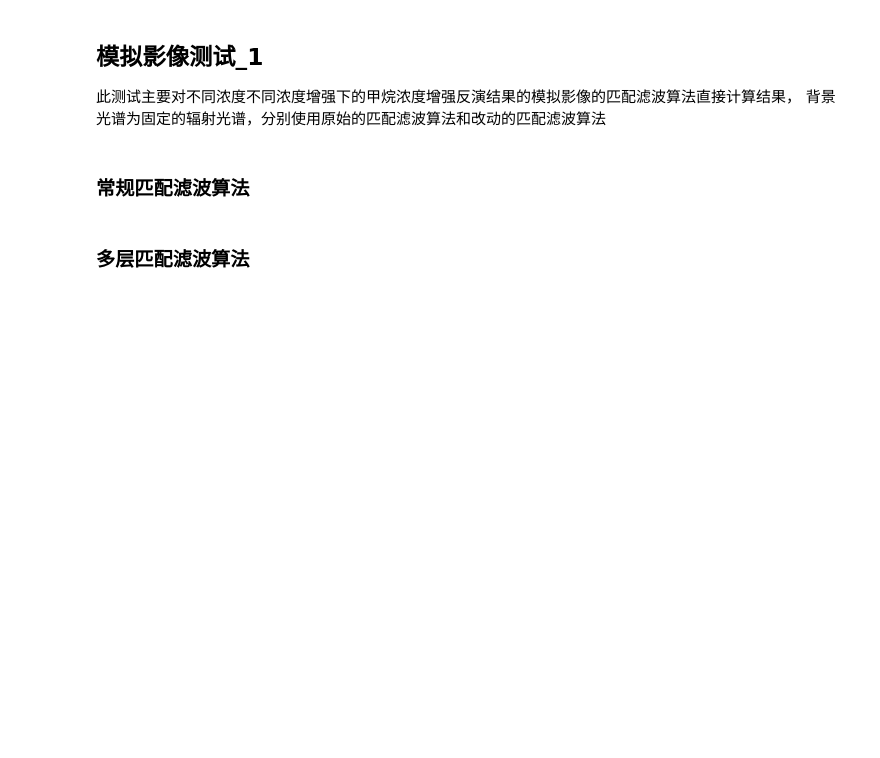
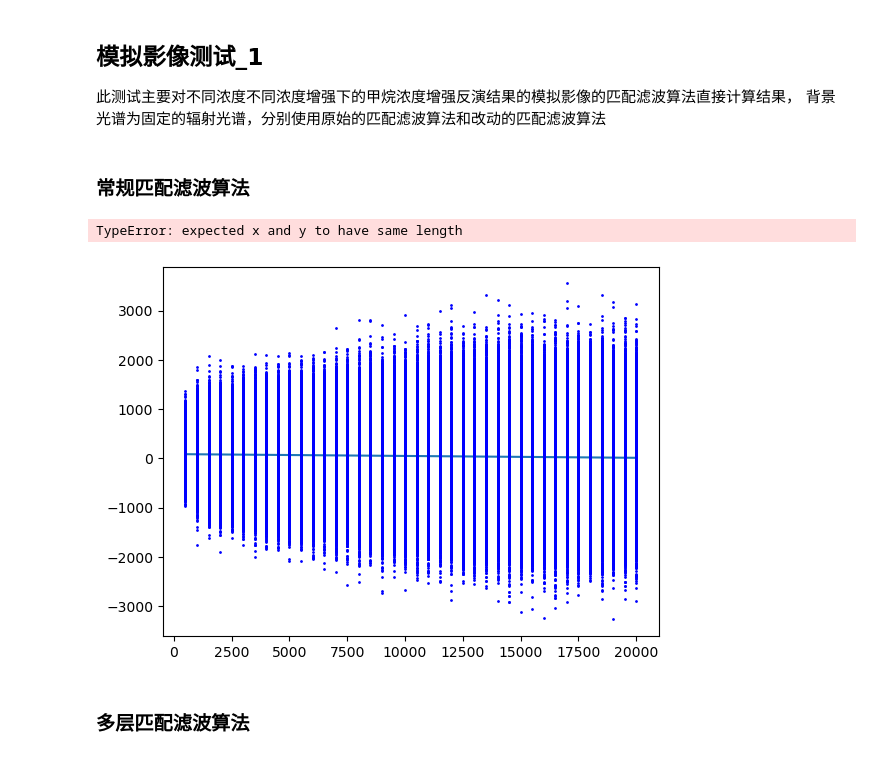
Before and after one commit to Emeric53/MF, a Jupyter notebook: MatchedFilter/algorithm_modification.ipynb, the cells around one changed output. Cells and saved outputs as stored; diff of their text form; code cells hidden in the pictures; blank space fills up the shorter version.

```diff
--- a/MatchedFilter/algorithm_modification.ipynb
+++ b/MatchedFilter/algorithm_modification.ipynb
@@ -380,56 +459,52 @@ ml_biaslists,sg_biaslists = spectrumlevel_test2()
 # %%
 def imagelevel_test1_1():
     '''
     测试不同浓度增强下的甲烷浓度增强反演结果的模拟影像的匹配滤波算法直接计算结果
     背景光谱为固定的辐射光谱
     '''
     # 读取单位吸收光谱
-    uas_path = r"C:\\Users\\RS\\VSCode\\matchedfiltermethod\\MyData\\uas\\AHSI_UAS_end_40000.txt"
-    bands,uas = nf.open_unit_absorption_spectrum(uas_path,2150,2500)
+    # uas_path = r"C:\\Users\\RS\\VSCode\\matchedfiltermethod\\MyData\\uas\\AHSI_UAS_end_40000.txt"
+    # bands,uas = nf.open_unit_absorption_spectrum(uas_path,2150,2500)
 
     # 读取背景光谱
     channels_path = r"C:\\Users\\RS\\VSCode\\matchedfiltermethod\\MyData\\AHSI_channels.npz"
     basefilepath = f"C:\\PcModWin5\\Bin\\batch\\AHSI_Methane_0_ppmm_tape7.txt"
-    _,base_radiance = nf.get_simulated_satellite_radiance(basefilepath,channels_path,2150,2500)
-
+    bands,base_radiance = nf.get_simulated_satellite_radiance(basefilepath,channels_path,2150,2500)
 
     concentrationlist = []
-    enhancements = np.arange(0,5500,500)
+    enhancements = np.arange(500,20500,500)
     fig,ax = plt.subplots()
-    for enhancement in enhancements:
-        # 读取模拟辐射数据
-        filepath = f"C:\\PcModWin5\\Bin\\batch\\AHSI_Methane_{int(enhancement)}_ppmm_tape7.txt"
-        _,radiance = nf.get_simulated_satellite_radiance(filepath,channels_path,2150,2500)
+    for end in range(40000,50000,1000):
+        _,uas = gu.generate_range_uas_AHSI(0,end,2150,2500)
+        for enhancement in enhancements:
+            # 读取模拟辐射数据
+            filepath = f"C:\\PcModWin5\\Bin\\batch\\AHSI_Methane_{int(enhancement)}_ppmm_tape7.txt"
+            _,radiance = nf.get_simulated_satellite_radiance(filepath,channels_path,2150,2500)
 
-        # 基于模拟辐射数据生成带噪声的模拟影像
-        col_num = 100
-        row_num = 100
-        simulated_noisyimage = np.zeros((len(bands), row_num, col_num))
-        for i in range(len(bands)):
-            current = radiance[i]
-            noise = np.random.normal(0, current / 1000 , (row_num, col_num))  # 生成高斯噪声
-            simulated_noisyimage[i,:,:] = np.ones((row_num,col_num))*current + noise   # 添加噪声到原始数据
+            # 基于模拟辐射数据生成带噪声的模拟影像
+            col_num = 100
+            row_num = 100
+            simulated_noisyimage = np.zeros((len(bands), row_num, col_num))
+            for i in range(len(bands)):
+                current = radiance[i]
+                noise = np.random.normal(0, current / 1000 , (row_num, col_num))  # 生成高斯噪声
+                simulated_noisyimage[i,:,:] = np.ones((row_num,col_num))*current + noise   # 添加噪声到原始数据
 
-        # plt.plot(bands,base_radiance,label="base_radiance")
-        # for i in range(10):
-        #     for j in range(10):
-        #         plt.plot(bands,simulated_noisyimage[:,i,j],label="radiance",color='red')
-        # plt.legend()
-        # plt.show()
-
-        concentration = matched_filter_with_fixed_bg(base_radiance,simulated_noisyimage,uas)
-        concentrationlist.append(np.mean(concentration))
-        ax.plot(enhancement*np.ones(10000),concentration.flatten(),marker='o',markersize=1,linestyle='None',color='blue',label="matched filter")
-    meanlist = concentrationlist
-    ax.plot(enhancements,meanlist)
+            concentration = matched_filter_with_fixed_bg(base_radiance,simulated_noisyimage,uas)
+            concentrationlist.append(np.mean(concentration))
+            ax.plot(enhancement*np.ones(10000),concentration.flatten(),marker='o',markersize=1,linestyle='None',color='blue',label="matched filter")
+        polyfit_plot(enhancements,concentrationlist,ax,f"uas_end_{end}")
     ax.set_xlabel("Enhancement")
     ax.set_ylabel("Concentration")
-    ax.set_title("Concentration vs Enhancement")
+    ax.set_title("radiance level test1")
     plt.show()
 
     return None
 
 imagelevel_test1_1()
+# %% [output]
+TypeError: expected x and y to have same length
+[figure, added]
 # %% [markdown]
 ### 多层匹配滤波算法
 # %%
```
Also changed, not shown: parts of 15 cells of this notebook, 1 other file.
